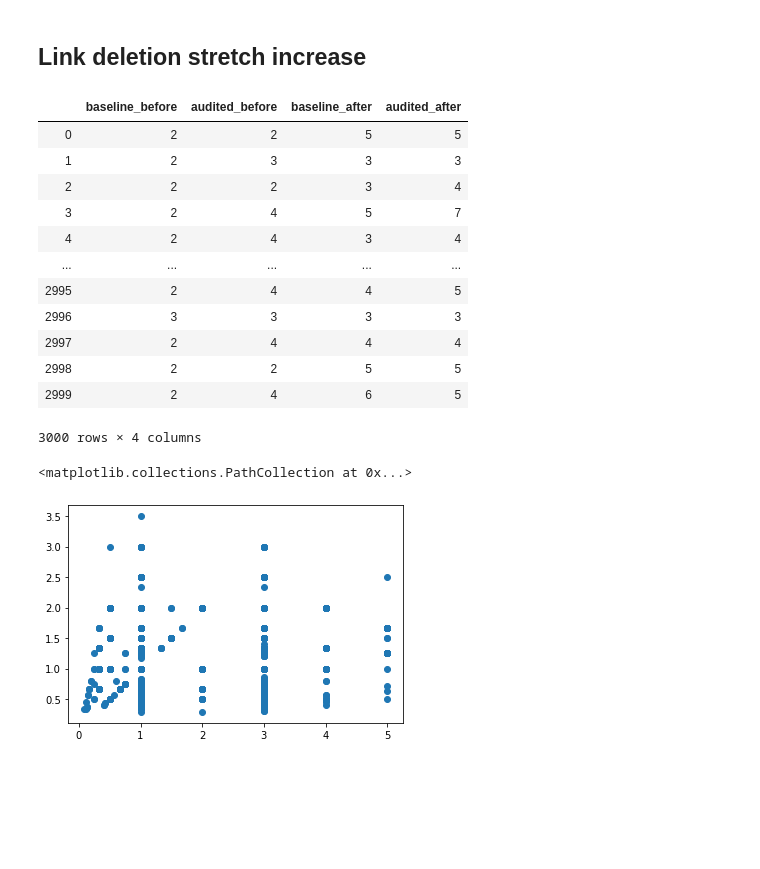
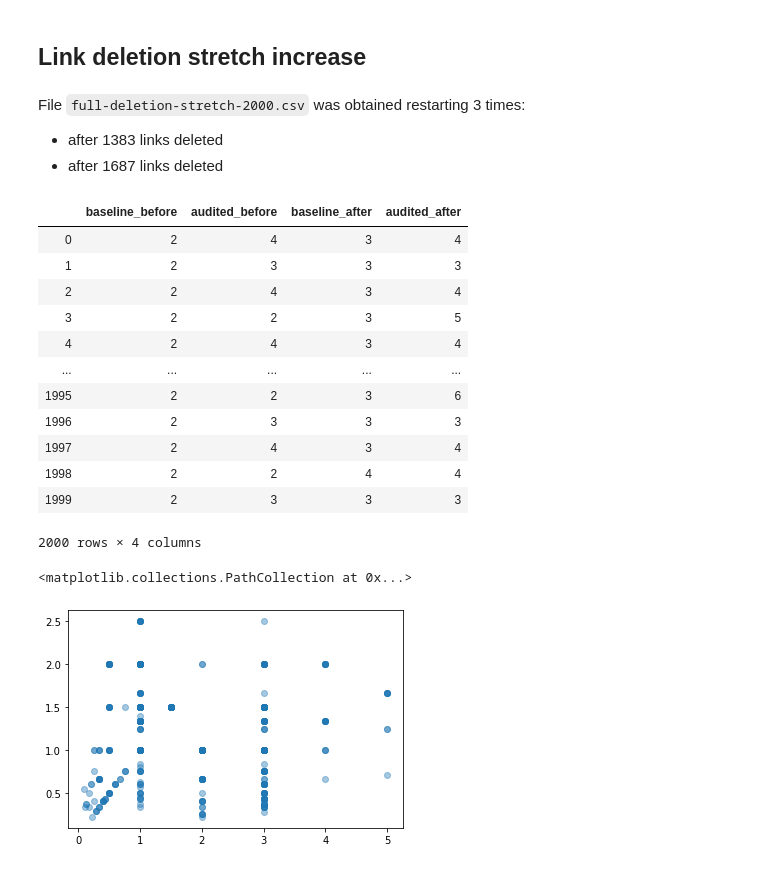
Before and after one commit to dedis/student_20_compactInternet, a Jupyter notebook: TZ_metrics.ipynb, the cells around one changed output. Drawn from its saved outputs; the diff is of its cells as text; code cells hidden in the pictures; blank space fills up the shorter version.

Commit message:
Add cumulative deletions stretch test + results

```diff
--- a/TZ_metrics.ipynb
+++ b/TZ_metrics.ipynb
@@ -167,27 +169,31 @@ plt.yscale("log")
 [figure]
 # %% [markdown]
 ## Link deletion stretch increase
+# %% [markdown]
+File `full-deletion-stretch-2000.csv` was obtained restarting 3 times:
+ - after 1383 links deleted
+ - after 1687 links deleted
 # %%
 def import_stretch_increase(filename):
     df = pd.read_csv(filename, names=["baseline_before", "audited_before", "baseline_after", "audited_after"])
     return df
 # %%
-pd_deletion_stretch = import_stretch_increase("./simulation/data/full-deletion-stretch-3000.csv")
+pd_deletion_stretch = import_stretch_increase("./simulation/data/full-deletion-stretch-2000.csv")
 pd_deletion_stretch
 # %% [output]
 |  | baseline_before | audited_before | baseline_after | audited_after |
-| 0 | 2 | 2 | 5 | 5 |
+| 0 | 2 | 4 | 3 | 4 |
 | 1 | 2 | 3 | 3 | 3 |
-| 2 | 2 | 2 | 3 | 4 |
-| 3 | 2 | 4 | 5 | 7 |
+| 2 | 2 | 4 | 3 | 4 |
+| 3 | 2 | 2 | 3 | 5 |
 | 4 | 2 | 4 | 3 | 4 |
 | ... | ... | ... | ... | ... |
-| 2995 | 2 | 4 | 4 | 5 |
-| 2996 | 3 | 3 | 3 | 3 |
-| 2997 | 2 | 4 | 4 | 4 |
-| 2998 | 2 | 2 | 5 | 5 |
-| 2999 | 2 | 4 | 6 | 5 |
+| 1995 | 2 | 2 | 3 | 6 |
+| 1996 | 2 | 3 | 3 | 3 |
+| 1997 | 2 | 4 | 3 | 4 |
+| 1998 | 2 | 2 | 4 | 4 |
+| 1999 | 2 | 3 | 3 | 3 |
-3000 rows × 4 columns
+2000 rows × 4 columns
 # %%
 deletion_stretch = pd_deletion_stretch.to_numpy().astype(float)
 # %%
@@ -197,10 +203,10 @@ deletion_stretch = deletion_stretch - 1
 stretch_before = deletion_stretch[:,1] / deletion_stretch[:,0]
 stretch_after = deletion_stretch[:,3] / deletion_stretch[:,2]
 # %%
-plt.scatter(stretch_before, stretch_after)
+plt.scatter(stretch_before, stretch_after, alpha=.4)
 # %% [output]
 <matplotlib.collections.PathCollection at 0x...>
-[figure, old version]
+[figure, new version]
 # %%
 stretch_before[np.nonzero(stretch_before % 1 != 0)]
 # %% [output]
```
Also changed, not shown: parts of 16 cells of this notebook, 5 other files.
